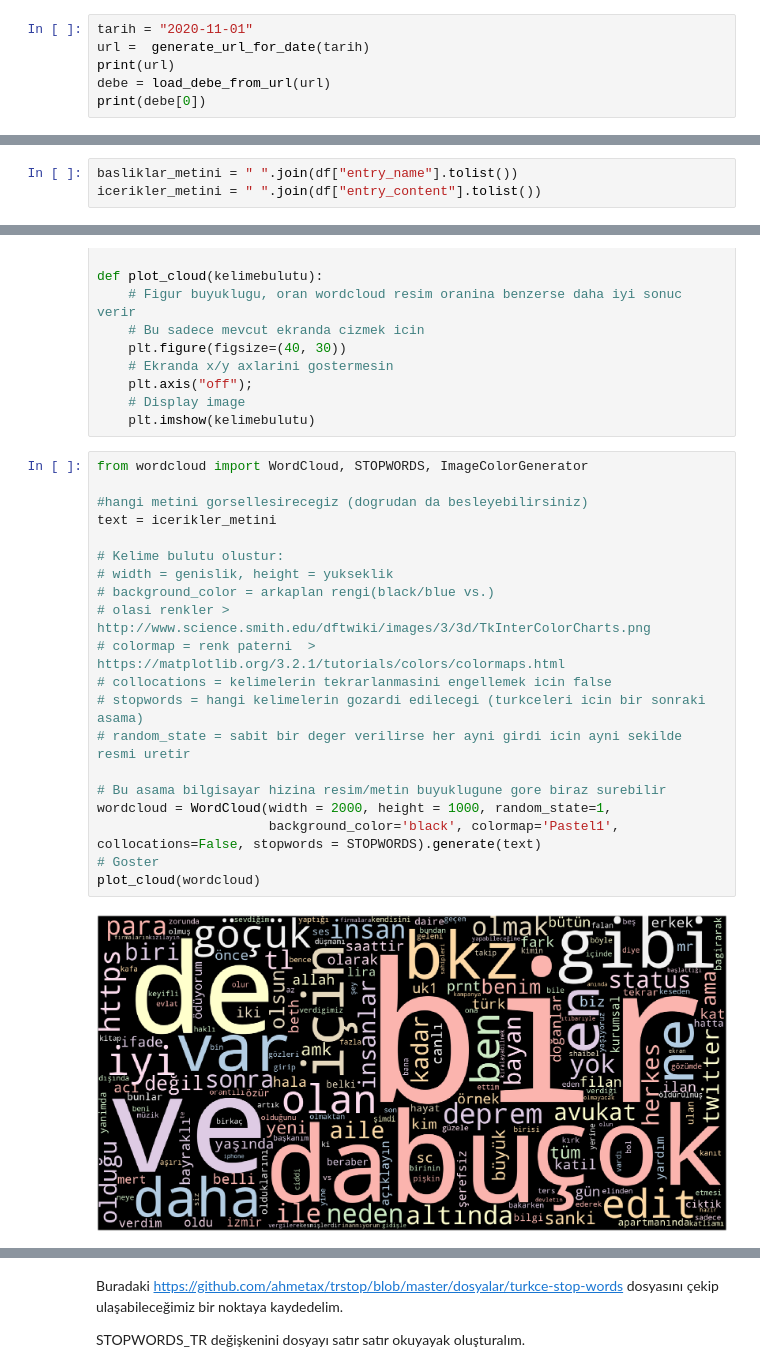
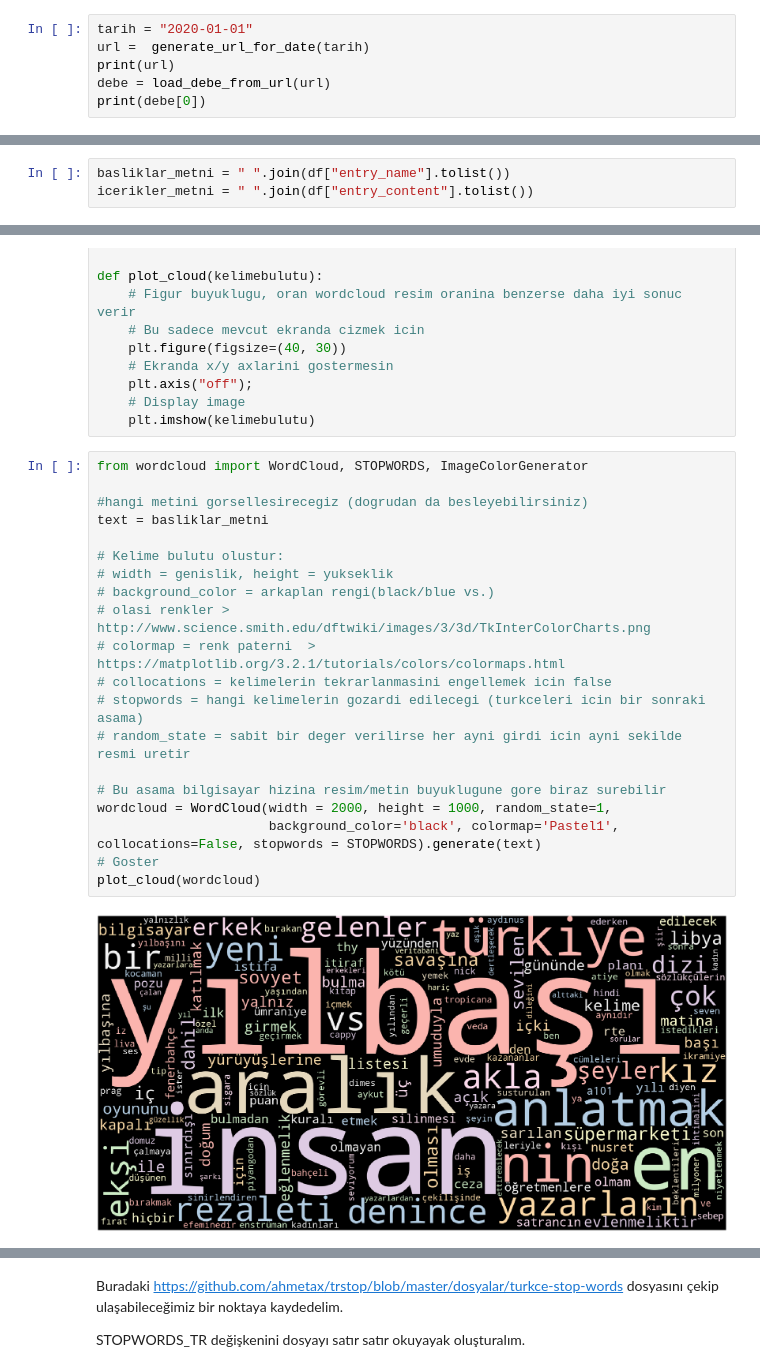
Before and after one commit to gorkemgoknar/debekelimebulutu, a Jupyter notebook: debe_kelime_bulutu_notebook.ipynb, the cells around one changed output, grey strips where cells are left out. Cells and saved outputs as stored; diff of their text form.

```diff
--- a/debe_kelime_bulutu_notebook.ipynb
+++ b/debe_kelime_bulutu_notebook.ipynb
@@ -225,7 +235,7 @@ def generate_url_for_date(date_as_str):
     ##her ne kadar url yazdıksak da aslında iri olan bilgiyi uri/url haline dönüştürmek için iri2uri fonksiyonunu kullanıyoruz
     return httplib2.iri2uri(url)
 # %%
-tarih = "2020-11-01"
+tarih = "2020-01-01"
 url =  generate_url_for_date(tarih)
 print(url)
 debe = load_debe_from_url(url)
@@ -323,5 +330,5 @@ Her ikisini de bütün satırları tek bir metinde birleştirmek için önce kol
 # %%
-basliklar_metini = " ".join(df["entry_name"].tolist())
-icerikler_metini = " ".join(df["entry_content"].tolist())
+basliklar_metni = " ".join(df["entry_name"].tolist())
+icerikler_metni = " ".join(df["entry_content"].tolist())
 # %%
 #ilk 100 karakteri gosterelim
@@ -354,25 +361,25 @@ def plot_cloud(kelimebulutu):
 # %%
 from wordcloud import WordCloud, STOPWORDS, ImageColorGenerator
 
 #hangi metini gorsellesirecegiz (dogrudan da besleyebilirsiniz)
-text = icerikler_metini
+text = basliklar_metni
 
 # Kelime bulutu olustur:
 # width = genislik, height = yukseklik
 # background_color = arkaplan rengi(black/blue vs.)
 # olasi renkler > http://www.science.smith.edu/dftwiki/images/3/3d/TkInterColorCharts.png
 # colormap = renk paterni  >  https://matplotlib.org/3.2.1/tutorials/colors/colormaps.html
 # collocations = kelimelerin tekrarlanmasini engellemek icin false
 # stopwords = hangi kelimelerin gozardi edilecegi (turkceleri icin bir sonraki asama)
 # random_state = sabit bir deger verilirse her ayni girdi icin ayni sekilde resmi uretir
 
 # Bu asama bilgisayar hizina resim/metin buyuklugune gore biraz surebilir
 wordcloud = WordCloud(width = 2000, height = 1000, random_state=1,
                       background_color='black', colormap='Pastel1', collocations=False, stopwords = STOPWORDS).generate(text)
 # Goster
 plot_cloud(wordcloud)
 # %% [output]
-[figure, old version]
+[figure, new version]
 # %% [markdown]
 Güzel çıkardık ama bir sorun var: bir, de , ve gibi kelimeler genelde hep büyük görülecek çünkü en çok kullanılan kelimeler.
 wordclouds içindeki STOPWORDS / engellenecek kelimeler İngilizce odaklı olduğundan işimize yaramaz.
```
Also changed, not shown: parts of 14 cells of this notebook.
